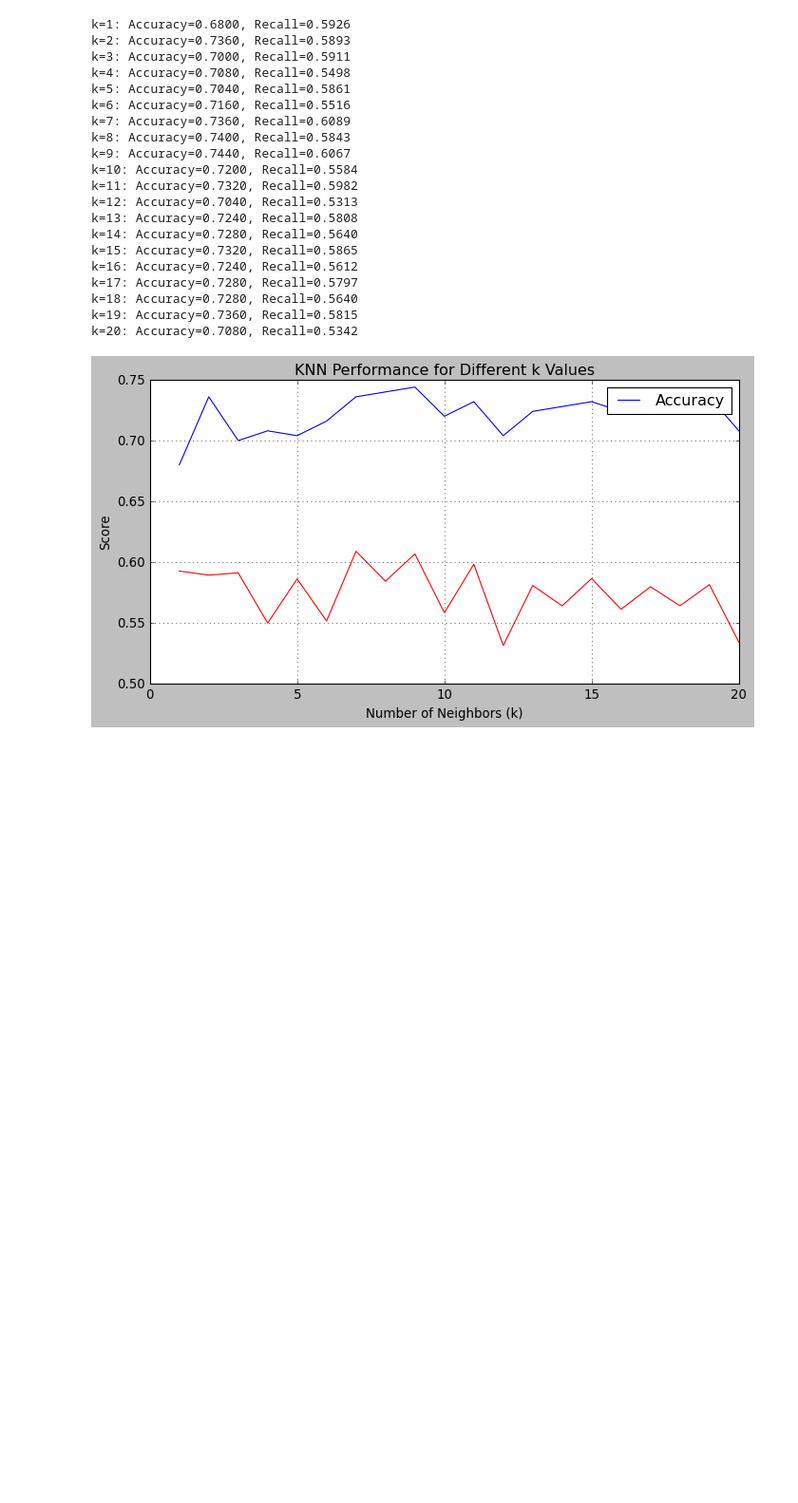
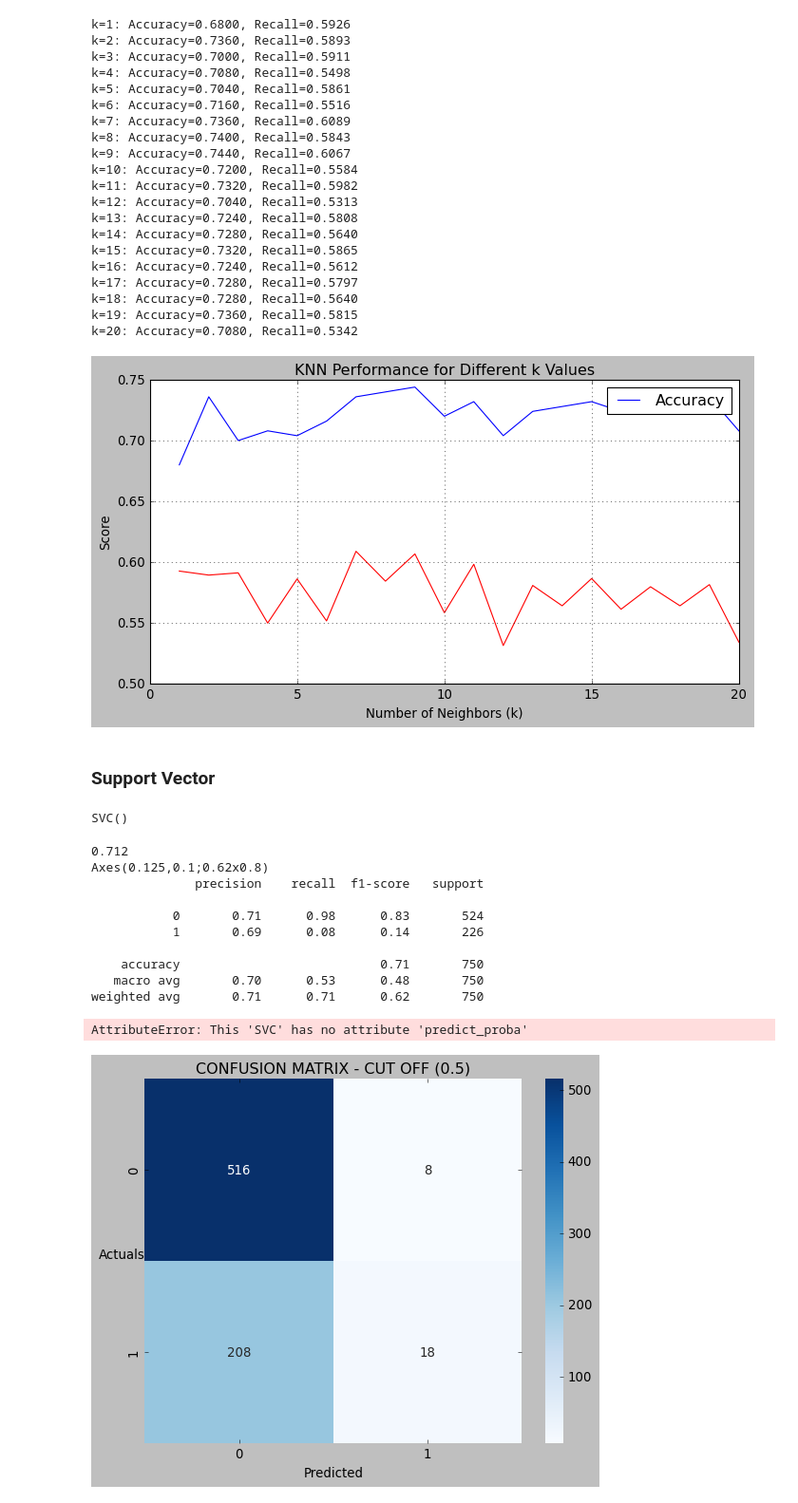
Before and after one commit to HitenDewangan/DataScience-AIML, a Jupyter notebook: Machine Learning/DecisionTree.ipynb, the cells around one changed output. Shown at 95% size. Cells and saved outputs as stored; diff of their text form; code cells hidden in the pictures; blank space fills up the shorter version.

```diff
--- a/Machine Learning/DecisionTree.ipynb
+++ b/Machine Learning/DecisionTree.ipynb
@@ -1181,3 +1181,5 @@ k=18: Accuracy=0.7280, Recall=0.5640
 k=19: Accuracy=0.7360, Recall=0.5815
 k=20: Accuracy=0.7080, Recall=0.5342
 [figure]
+# %% [markdown]
+### Support Vector
@@ -1183,0 +1188,21 @@ k=20: Accuracy=0.7080, Recall=0.5342
+# %%
+SVM = SVC(kernel='rbf')
+# %%
+SVM.fit(X_train, Y_train)
+# %% [output]
+SVC()
+# %%
+evaluate_train_model(SVM)
+# %% [output]
+0.712
+Axes(0.125,0.1;0.62x0.8)
+              precision    recall  f1-score   support
+
+           0       0.71      0.98      0.83       524
+           1       0.69      0.08      0.14       226
+
+    accuracy                           0.71       750
+   macro avg       0.70      0.53      0.48       750
+weighted avg       0.71      0.71      0.62       750
+AttributeError: This 'SVC' has no attribute 'predict_proba'
+[figure, added]
```
Also changed, not shown: parts of 31 cells of this notebook, 8 other files.
